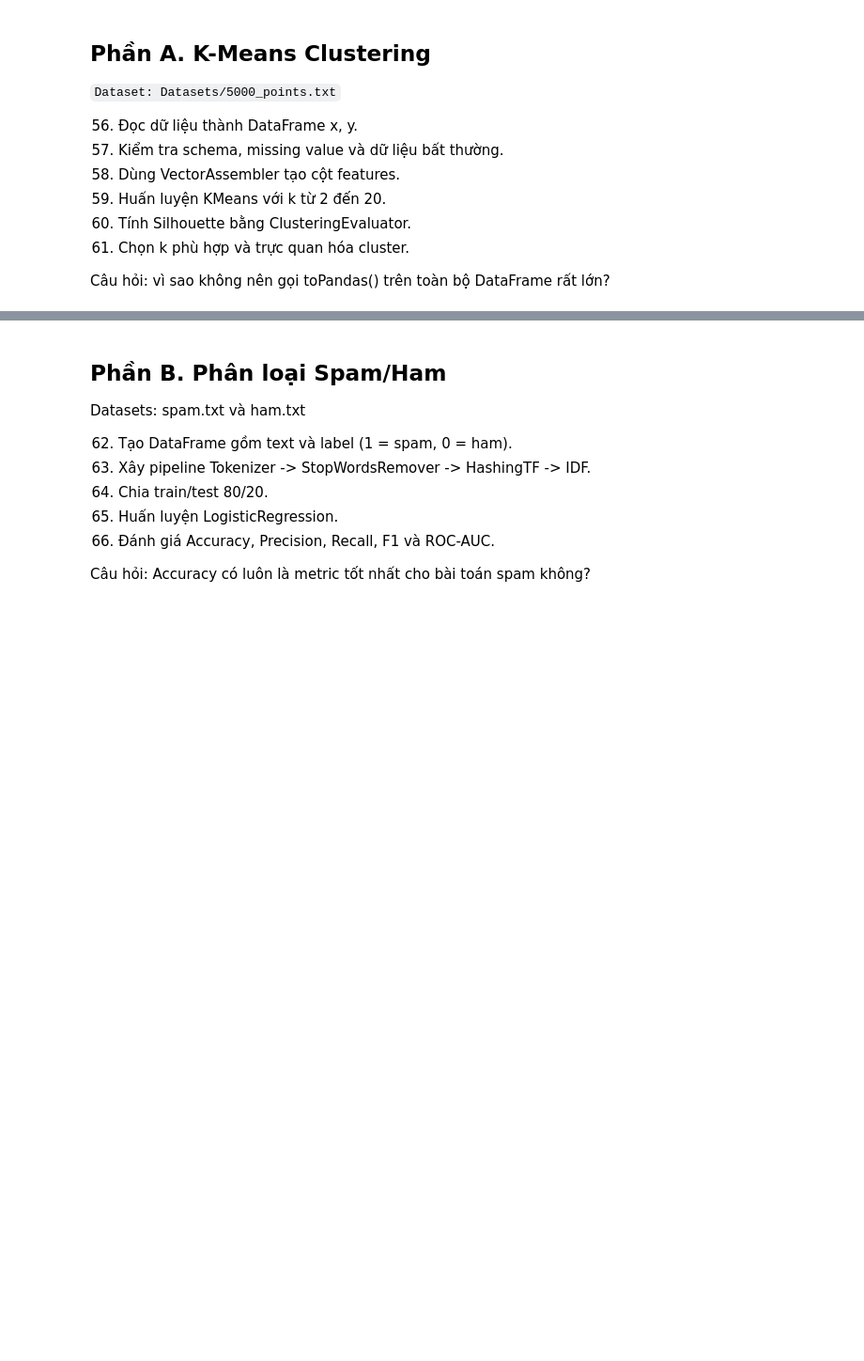
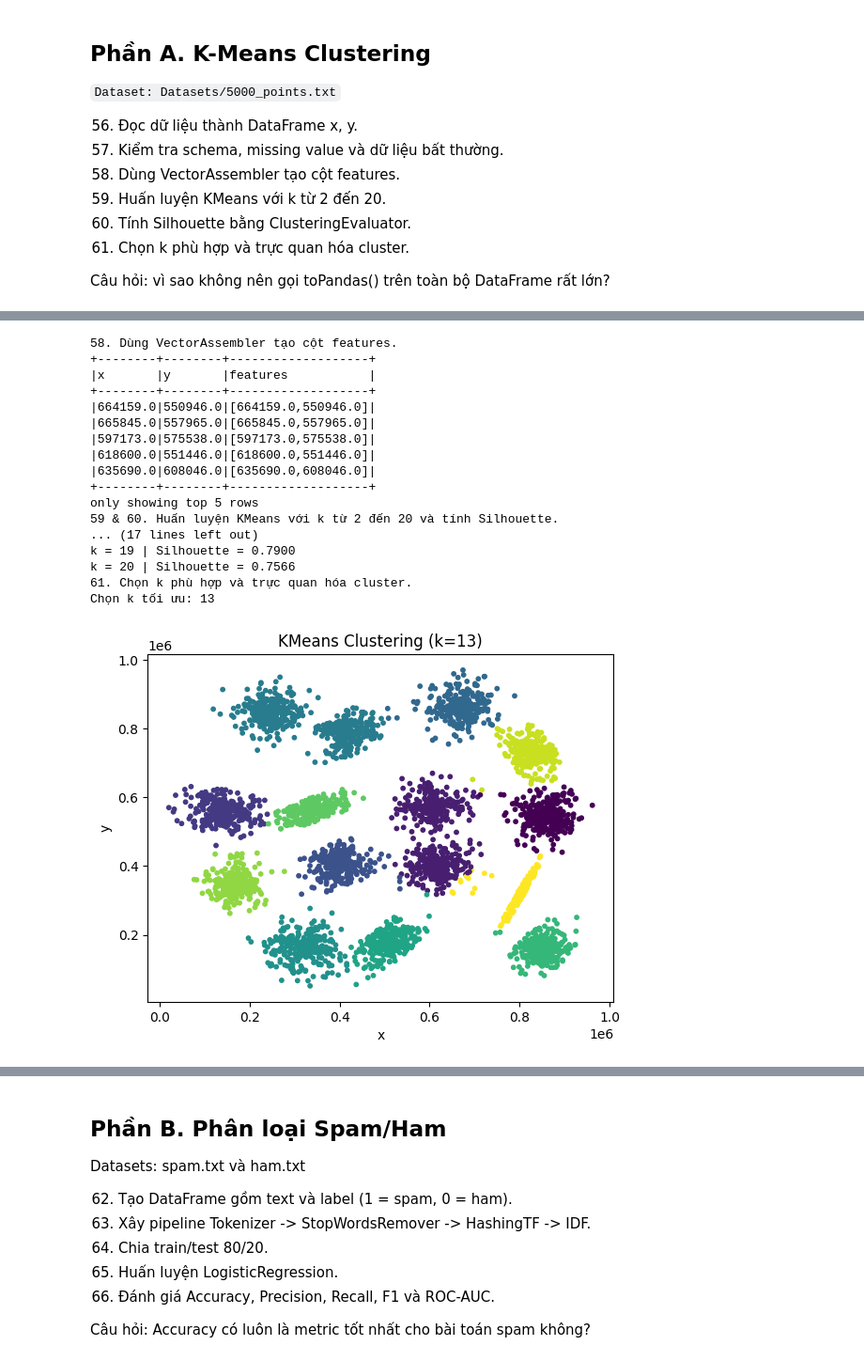
Before and after one commit to EconShark/23_big_data_analysis_class, a Jupyter notebook: Baitap01/BigData_PySpark.ipynb, the cells around one changed output, grey strips where cells are left out. Shown at 94% size. Cells and saved outputs as stored; diff of their text form; code cells hidden in the pictures; blank space fills up the shorter version.

```diff
--- a/Baitap01/BigData_PySpark.ipynb
+++ b/Baitap01/BigData_PySpark.ipynb
@@ -912,5 +877,0 @@ results
-# %%
-best_k, best_score = max(results, key=lambda x: x[1])
-print('Best k:', best_k, 'Silhouette:', best_score)
-best_model = KMeans(k=best_k, seed=42, featuresCol='features').fit(points_vec)
-predictions = best_model.transform(points_vec)
@@ -930,0 +904,59 @@ plt.show()
+# %%
+from pyspark.ml.feature import VectorAssembler
+from pyspark.ml.clustering import KMeans
+from pyspark.ml.evaluation import ClusteringEvaluator
+
+# 58. Dùng VectorAssembler tạo cột features.
+print("58. Dùng VectorAssembler tạo cột features.")
+assembler = VectorAssembler(inputCols=['x', 'y'], outputCol='features')
+dataset = assembler.transform(points)
+dataset.show(5, truncate=False)
+
+# 59 & 60. Huấn luyện KMeans với k từ 2 đến 20 và tính Silhouette.
+print("59 & 60. Huấn luyện KMeans với k từ 2 đến 20 và tính Silhouette.")
+evaluator = ClusteringEvaluator(predictionCol='prediction', featuresCol='features', metricName='silhouette', distanceMeasure='squaredEuclidean')
+
+silhouette_scores = {}
+for k in range(2, 21):
+    kmeans = KMeans(k=k, seed=42, featuresCol='features', predictionCol='prediction')
+    model = kmeans.fit(dataset)
+    predictions = model.transform(dataset)
+    score = evaluator.evaluate(predictions)
+    silhouette_scores[k] = score
+    print(f"k = {k} | Silhouette = {score:.4f}")
+
+# 61. Chọn k phù hợp và trực quan hóa cluster.
+print("61. Chọn k phù hợp và trực quan hóa cluster.")
+best_k = max(silhouette_scores, key=silhouette_scores.get)
+print(f"Chọn k tối ưu: {best_k}")
+
+best_kmeans = KMeans(k=best_k, seed=42, featuresCol='features', predictionCol='prediction')
+best_model = best_kmeans.fit(dataset)
+final_preds = best_model.transform(dataset)
+
+# Trực quan hóa (lưu ý: lấy mẫu hoặc dùng DataFrame vừa phải để plot)
+df_pd = final_preds.select('x', 'y', 'prediction').toPandas()
+plt.scatter(df_pd['x'], df_pd['y'], c=df_pd['prediction'], cmap='viridis', s=10)
+plt.title(f"KMeans Clustering (k={best_k})")
+plt.xlabel("x")
+plt.ylabel("y")
+plt.show()
+# %% [output]
+58. Dùng VectorAssembler tạo cột features.
++--------+--------+-------------------+
+|x       |y       |features           |
++--------+--------+-------------------+
+|664159.0|550946.0|[664159.0,550946.0]|
+|665845.0|557965.0|[665845.0,557965.0]|
+|597173.0|575538.0|[597173.0,575538.0]|
+|618600.0|551446.0|[618600.0,551446.0]|
+|635690.0|608046.0|[635690.0,608046.0]|
++--------+--------+-------------------+
+only showing top 5 rows
+59 & 60. Huấn luyện KMeans với k từ 2 đến 20 và tính Silhouette.
+... (17 lines left out)
+k = 19 | Silhouette = 0.7900
+k = 20 | Silhouette = 0.7566
+61. Chọn k phù hợp và trực quan hóa cluster.
+Chọn k tối ưu: 13
+[figure, added]
```
Also changed, not shown: parts of 7 cells of this notebook.
